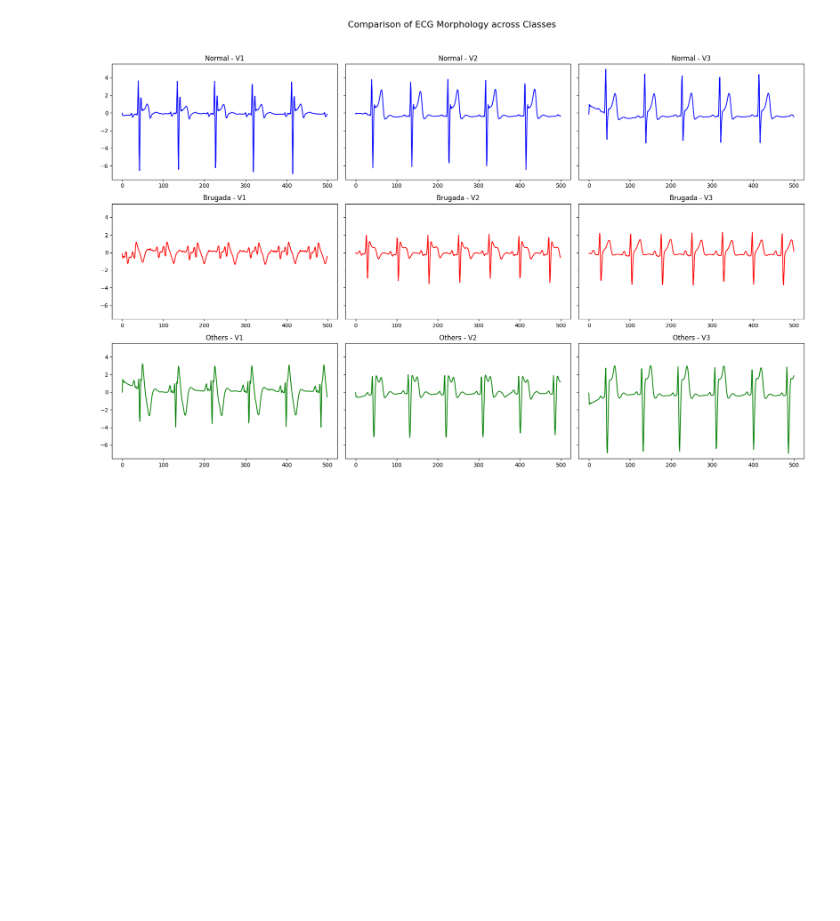
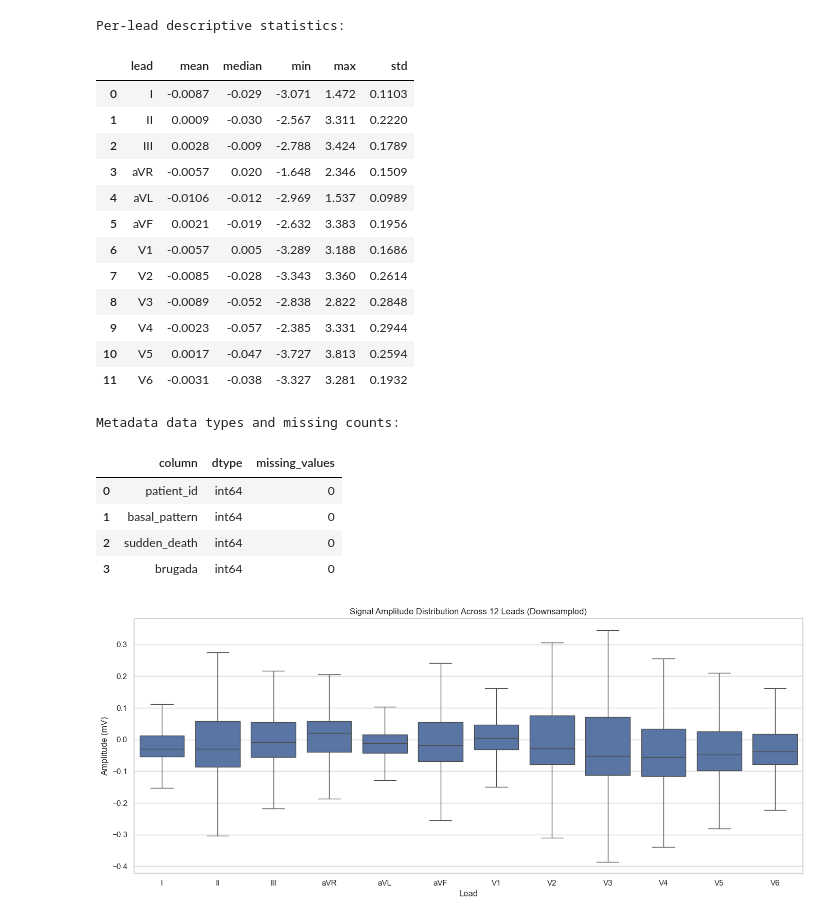
Before and after one commit to Kai-nf/team-wassup-idsc, a Jupyter notebook: eda_report.ipynb, the cells around one changed output. Drawn from its saved outputs; the diff is of its cells as text; code cells hidden in the pictures; blank space fills up the shorter version.

```diff
--- a/eda_report.ipynb
+++ b/eda_report.ipynb
@@ -97,30 +232,67 @@ plot_signal_comparison(brugada_indices[0])
 # %%
-# Lead-level visual inspection for a Brugada case
+# 1.3 Descriptive Statistics + dtypes and amplitude distributions
+valid_pids = [pid for pid in metadata['patient_id'].astype(str) if pid in signal_store]
+all_signals = np.stack([signal_store[pid] for pid in valid_pids], axis=0)  # (N, 1200, 12)
 
-idx_normal = np.where(y_train == 0)[0][0]
-idx_brugada = np.where(y_train == 1)[0][0]
-idx_others = np.where(y_train == 2)[0][0]
+lead_mean = np.mean(all_signals, axis=(0, 1))
+lead_median = np.median(all_signals, axis=(0, 1))
+lead_min = np.min(all_signals, axis=(0, 1))
+lead_max = np.max(all_signals, axis=(0, 1))
+lead_std = np.std(all_signals, axis=(0, 1))
 
-fig, axes = plt.subplots(3, 3, figsize=(18, 12), sharey=True)
-lead_indices = [6, 7, 8] # V1, V2, V3
-lead_names = ['I', 'II', 'III', 'aVR', 'aVL', 'aVF', 'V1', 'V2', 'V3', 'V4', 'V5', 'V6']
+descriptive_stats = pd.DataFrame({
+    'lead': lead_names,
+    'mean': lead_mean,
+    'median': lead_median,
+    'min': lead_min,
+    'max': lead_max,
+    'std': lead_std
+})
 
-for i, l_idx in enumerate(lead_indices):
-    # Row 0: Normal
-    axes[0, i].plot(X_train[idx_normal, :500, l_idx], color='blue')
-    axes[0, i].set_title(f'Normal - {lead_names[l_idx]}')
+print('Per-lead descriptive statistics:')
+display(descriptive_stats.round(4))
 
-    # Row 1: Brugada
-    axes[1, i].plot(X_train[idx_brugada, :500, l_idx], color='red')
-    axes[1, i].set_title(f'Brugada - {lead_names[l_idx]}')
+dtype_table = pd.DataFrame({
+    'column': metadata.columns,
+    'dtype': [str(metadata[c].dtype) for c in metadata.columns],
+    'missing_values': [int(metadata[c].isna().sum()) for c in metadata.columns]
+})
+print('Metadata data types and missing counts:')
+display(dtype_table)
 
-    # Row 2: Others
-    axes[2, i].plot(X_train[idx_others, :500, l_idx], color='green')
-    axes[2, i].set_title(f'Others - {lead_names[l_idx]}')
+# Box plots across all leads (downsampled for readable plotting)
+plot_stride = 10
+sampled = all_signals[:, ::plot_stride, :].reshape(-1, all_signals.shape[-1])
+box_df = pd.DataFrame(sampled, columns=lead_names).melt(var_name='lead', value_name='amplitude_mV')
 
-plt.suptitle("Comparison of ECG Morphology across Classes", fontsize=16)
-plt.tight_layout(rect=[0, 0.03, 1, 0.95])
+plt.figure(figsize=(14, 6))
+sns.boxplot(data=box_df, x='lead', y='amplitude_mV', showfliers=False)
+plt.title('Signal Amplitude Distribution Across 12 Leads (Downsampled)')
+plt.xlabel('Lead')
+plt.ylabel('Amplitude (mV)')
+plt.xticks(rotation=0)
+plt.tight_layout()
 plt.show()
 # %% [output]
+Per-lead descriptive statistics:
+|  | lead | mean | median | min | max | std |
+| 0 | I | -0.0087 | -0.029 | -3.071 | 1.472 | 0.1103 |
+| 1 | II | 0.0009 | -0.030 | -2.567 | 3.311 | 0.2220 |
+| 2 | III | 0.0028 | -0.009 | -2.788 | 3.424 | 0.1789 |
+| 3 | aVR | -0.0057 | 0.020 | -1.648 | 2.346 | 0.1509 |
+| 4 | aVL | -0.0106 | -0.012 | -2.969 | 1.537 | 0.0989 |
+| 5 | aVF | 0.0021 | -0.019 | -2.632 | 3.383 | 0.1956 |
+| 6 | V1 | -0.0057 | 0.005 | -3.289 | 3.188 | 0.1686 |
+| 7 | V2 | -0.0085 | -0.028 | -3.343 | 3.360 | 0.2614 |
+| 8 | V3 | -0.0089 | -0.052 | -2.838 | 2.822 | 0.2848 |
+| 9 | V4 | -0.0023 | -0.057 | -2.385 | 3.331 | 0.2944 |
+| 10 | V5 | 0.0017 | -0.047 | -3.727 | 3.813 | 0.2594 |
+| 11 | V6 | -0.0031 | -0.038 | -3.327 | 3.281 | 0.1932 |
+Metadata data types and missing counts:
+|  | column | dtype | missing_values |
+| 0 | patient_id | int64 | 0 |
+| 1 | basal_pattern | int64 | 0 |
+| 2 | sudden_death | int64 | 0 |
+| 3 | brugada | int64 | 0 |
-[figure, old version]
+[figure, new version]
 # %%
```
Also changed, not shown: parts of 5 cells of this notebook, 2 other files.
